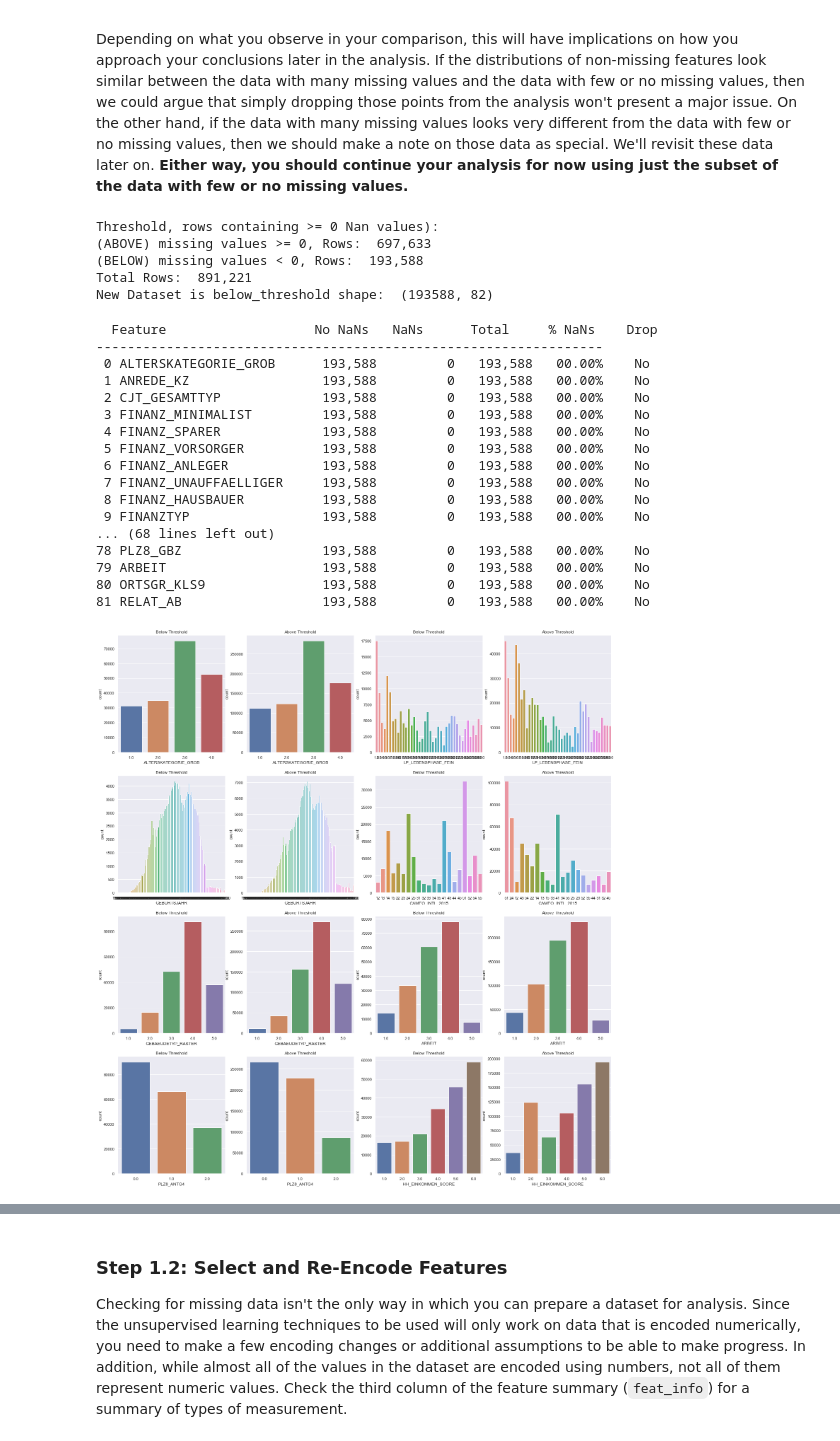
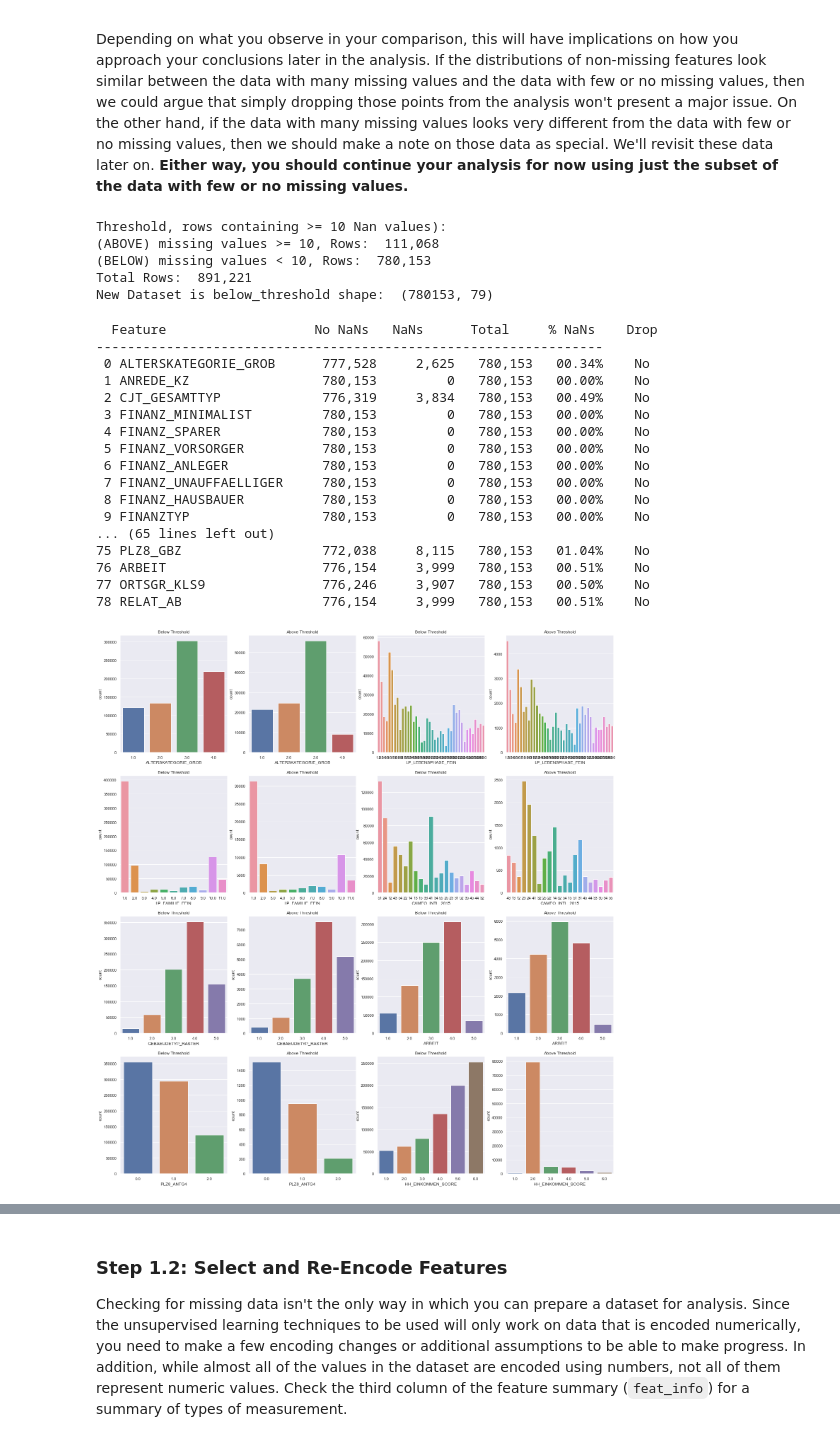
Before and after one commit to brosales8/customer_segmentation, a Jupyter notebook: Identify_Customer_Segments.ipynb, the cells around one changed output, grey strips where cells are left out. Cells and saved outputs as stored; diff of their text form; code cells hidden in the pictures.

```diff
--- a/Identify_Customer_Segments.ipynb
+++ b/Identify_Customer_Segments.ipynb
@@ -299,6 +302,6 @@ def remove_features(df_dataset, cols_to_drop ):
 
     return df_dataset
 
-df = remove_features(df, cols_to_drop = ['AGER_TYP','TITEL_KZ','KK_KUNDENTYP'])
+df = remove_features(df, cols_to_drobp = ['AGER_TYP', 'GEBURTSJAHR', 'TITEL_KZ', 'ALTER_HH','KK_KUNDENTYP', 'KBA05_BAUMAX'])
 # %% [output]
 Shape before remove columns  (891221, 85)
@@ -352,34 +355,34 @@ def split_dataset_threshold(df_dataset, threshold):
 
     return below_threshold, above_threshold
 
-df, above_threshold = split_dataset_threshold(df, 0)
+df, above_threshold = split_dataset_threshold(df, 10)
 print('New Dataset is below_threshold shape: ', df.shape)
 # %% [output]
-Threshold, rows containing >= 0 Nan values):
-(ABOVE) missing values >= 0, Rows:  697,633
-(BELOW) missing values < 0, Rows:  193,588
+Threshold, rows containing >= 10 Nan values):
+(ABOVE) missing values >= 10, Rows:  111,068
+(BELOW) missing values < 10, Rows:  780,153
 Total Rows:  891,221
-New Dataset is below_threshold shape:  (193588, 82)
+New Dataset is below_threshold shape:  (780153, 79)
 # %%
-count_nulls(df, 0.65,'All')
+count_nulls(df, 0.4,'All')
 # %% [output]
   Feature                   No NaNs   NaNs      Total     % NaNs    Drop
 -----------------------------------------------------------------
- 0 ALTERSKATEGORIE_GROB      193,588         0   193,588   00.00%    No
- 1 ANREDE_KZ                 193,588         0   193,588   00.00%    No
- 2 CJT_GESAMTTYP             193,588         0   193,588   00.00%    No
- 3 FINANZ_MINIMALIST         193,588         0   193,588   00.00%    No
- 4 FINANZ_SPARER             193,588         0   193,588   00.00%    No
- 5 FINANZ_VORSORGER          193,588         0   193,588   00.00%    No
- 6 FINANZ_ANLEGER            193,588         0   193,588   00.00%    No
- 7 FINANZ_UNAUFFAELLIGER     193,588         0   193,588   00.00%    No
- 8 FINANZ_HAUSBAUER          193,588         0   193,588   00.00%    No
- 9 FINANZTYP                 193,588         0   193,588   00.00%    No
-... (68 lines left out)
-78 PLZ8_GBZ                  193,588         0   193,588   00.00%    No
-79 ARBEIT                    193,588         0   193,588   00.00%    No
-80 ORTSGR_KLS9               193,588         0   193,588   00.00%    No
-81 RELAT_AB                  193,588         0   193,588   00.00%    No
+ 0 ALTERSKATEGORIE_GROB      777,528     2,625   780,153   00.34%    No
+ 1 ANREDE_KZ                 780,153         0   780,153   00.00%    No
+ 2 CJT_GESAMTTYP             776,319     3,834   780,153   00.49%    No
+ 3 FINANZ_MINIMALIST         780,153         0   780,153   00.00%    No
+ 4 FINANZ_SPARER             780,153         0   780,153   00.00%    No
+ 5 FINANZ_VORSORGER          780,153         0   780,153   00.00%    No
+ 6 FINANZ_ANLEGER            780,153         0   780,153   00.00%    No
+ 7 FINANZ_UNAUFFAELLIGER     780,153         0   780,153   00.00%    No
+ 8 FINANZ_HAUSBAUER          780,153         0   780,153   00.00%    No
+ 9 FINANZTYP                 780,153         0   780,153   00.00%    No
+... (65 lines left out)
+75 PLZ8_GBZ                  772,038     8,115   780,153   01.04%    No
+76 ARBEIT                    776,154     3,999   780,153   00.51%    No
+77 ORTSGR_KLS9               776,246     3,907   780,153   00.50%    No
+78 RELAT_AB                  776,154     3,999   780,153   00.51%    No
 # %%
 # compare a column distribution in 2 dataframes with same data dictionary
 # dataframe1: Panda dataframe containing the data to plot
@@ -405,10 +408,10 @@ def barchart_category(df1, df2, col_names, title_df1, title_df2):
 # %%
 # Compare feature between both dataframe to identify distributions
 barchart_category(df, above_threshold, title_df1 = 'Below Threshold', title_df2='Above Threshold',
-                  col_names = ['ALTERSKATEGORIE_GROB', 'LP_LEBENSPHASE_FEIN', 'GEBURTSJAHR', 'CAMEO_INTL_2015',
+                  col_names = ['ALTERSKATEGORIE_GROB', 'LP_LEBENSPHASE_FEIN', 'LP_FAMILIE_FEIN', 'CAMEO_INTL_2015',
                                                               'GEBAEUDETYP_RASTER', 'ARBEIT', 'PLZ8_ANTG4', 'HH_EINKOMMEN_SCORE',])
 # %% [output]
-[figure, old version]
+[figure, new version]
 # %% [markdown]
 #### Discussion 1.1.3: Assess Missing Data in Each Row
 
```
Also changed, not shown: parts of 41 cells of this notebook.
